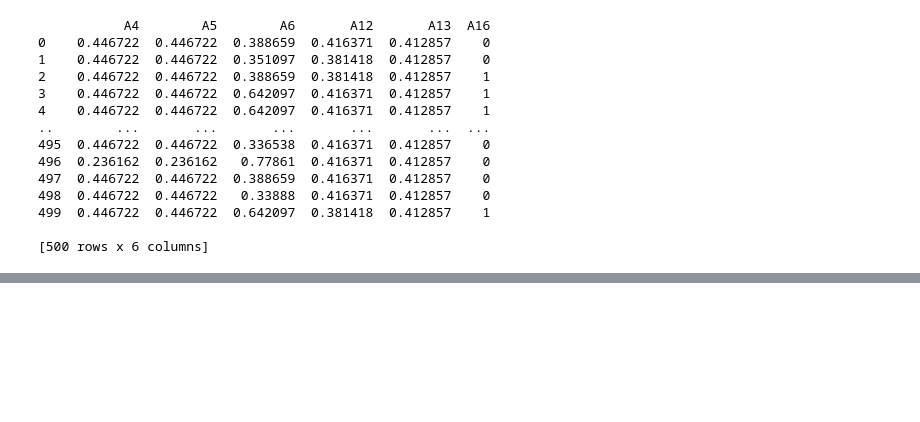
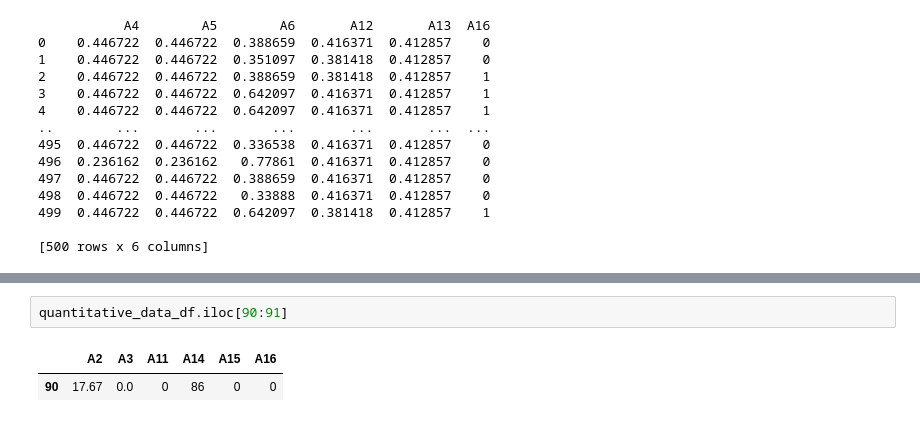
Before and after one commit to lalalaoalla/static-analysis-of-non-numeric-data, a Jupyter notebook: 1лаба/main.ipynb, the cells around one changed output, grey strips where cells are left out. Cells and saved outputs as stored; diff of their text form; blank space fills up the shorter version.

```diff
--- a/1лаба/main.ipynb
+++ b/1лаба/main.ipynb
@@ -156,3 +140,8 @@ quantitative_data_df
+# %%
+quantitative_data_df.iloc[90:91]
+# %% [output]
+|  | A2 | A3 | A11 | A14 | A15 | A16 |
+| 90 | 17.67 | 0.0 | 0 | 86 | 0 | 0 |
 # %%
 # Расчет интервалов дискретизации по квантилям
 import numpy as np
```
Also changed, not shown: parts of 3 cells of this notebook, 2 other files.
